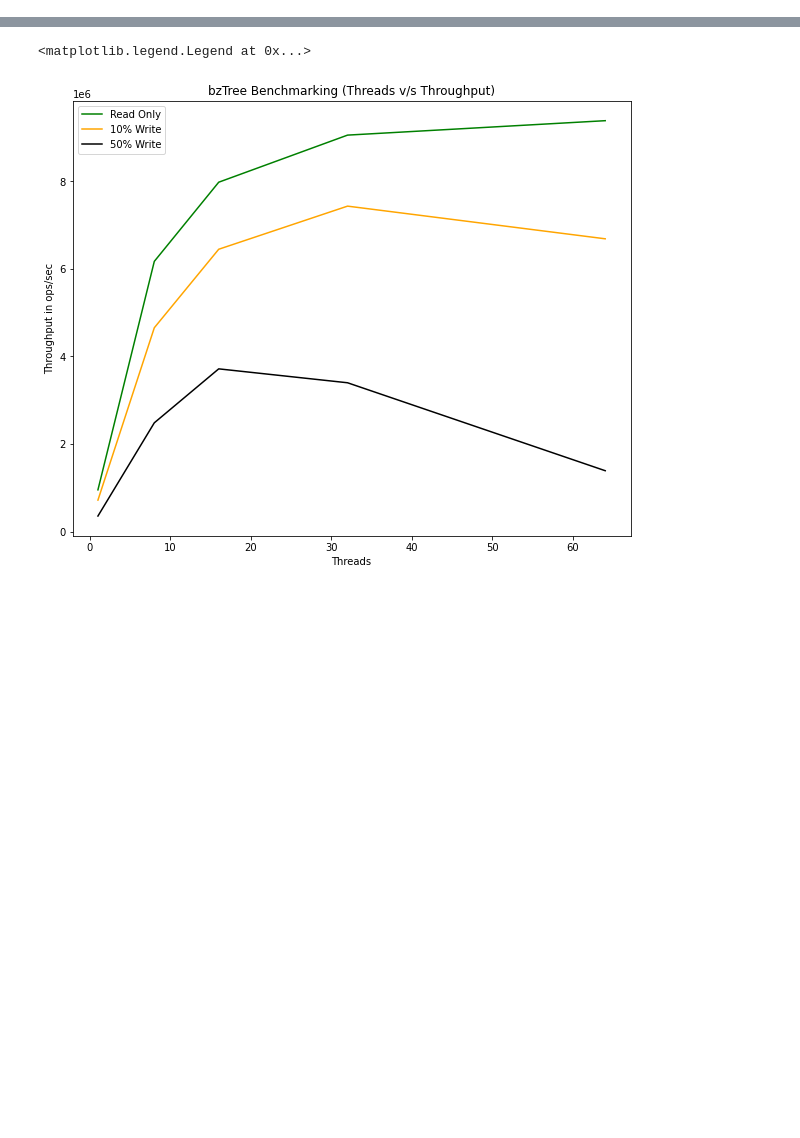
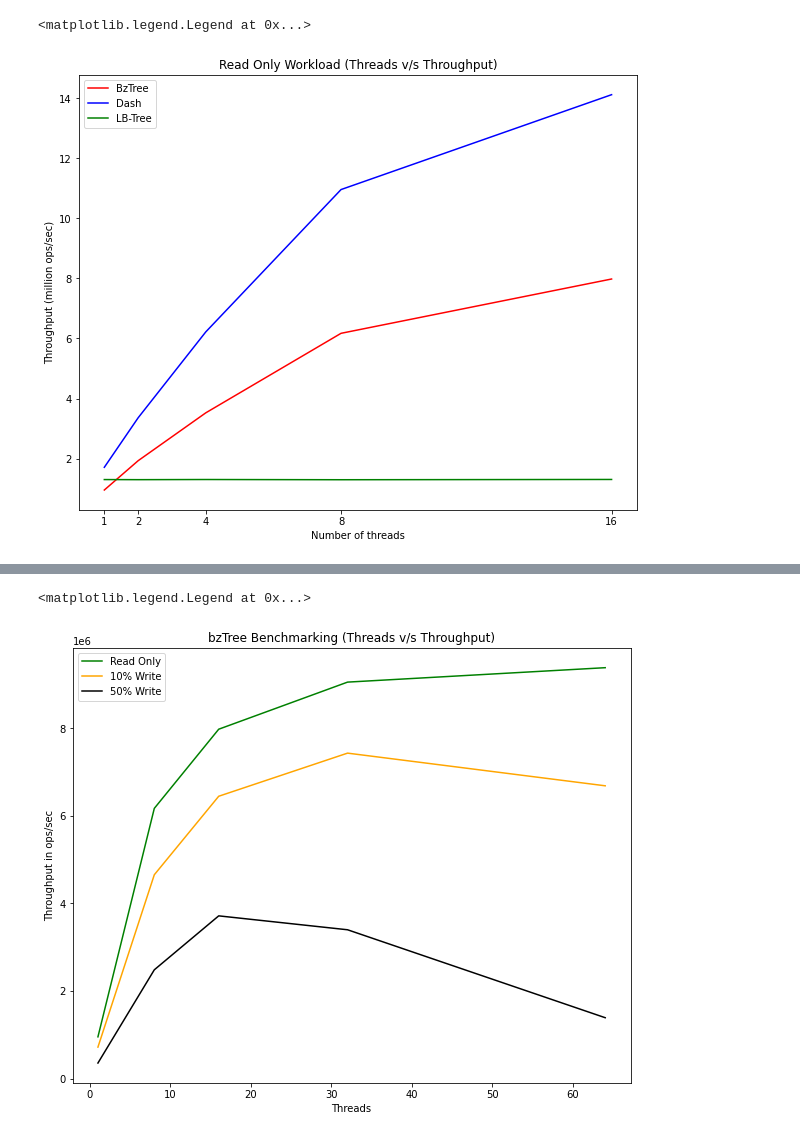
Before and after one commit to nisargshah95/Comparison-of-Indexes-for-PMem, a Jupyter notebook: CS764.ipynb, the cells around one changed output, grey strips where cells are left out. Cells and saved outputs as stored; diff of their text form; code cells hidden in the pictures; blank space fills up the shorter version.

Commit message:
Update graphs with latest results

```diff
--- a/CS764.ipynb
+++ b/CS764.ipynb
@@ -4,0 +39,16 @@ import matplotlib.pyplot as plt
+# %%
+# READ ONLY - THROUGHPUT VS THREADS (ACROSS TREES)
+
+plt.figure(figsize=(10,8))
+bzReadOnlyLine, = plt.plot(threads, bztree_0_tp, color=colors[0], label = 'BzTree')
+dReadOnlyLine, = plt.plot(threads, dash_0_tp, color=colors[1], label = 'Dash')
+lReadOnlyLine, = plt.plot(threads, lbtree_0_tp, color=colors[2], label = 'LB-Tree')
+
+plt.xlabel(xlabel)
+plt.xticks(threads)
+plt.ylabel(tp_ylabel)
+plt.title('Read Only Workload (Threads v/s Throughput)')
+plt.legend(handles=[bzReadOnlyLine, dReadOnlyLine, lReadOnlyLine])
+# %% [output]
+<matplotlib.legend.Legend at 0x...>
+[figure, added]
```
Also changed, not shown: parts of 16 cells of this notebook.
